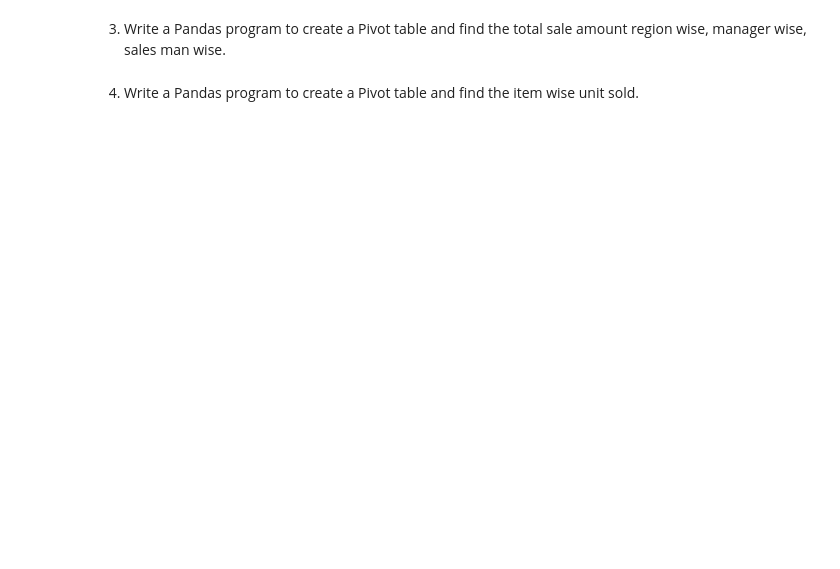
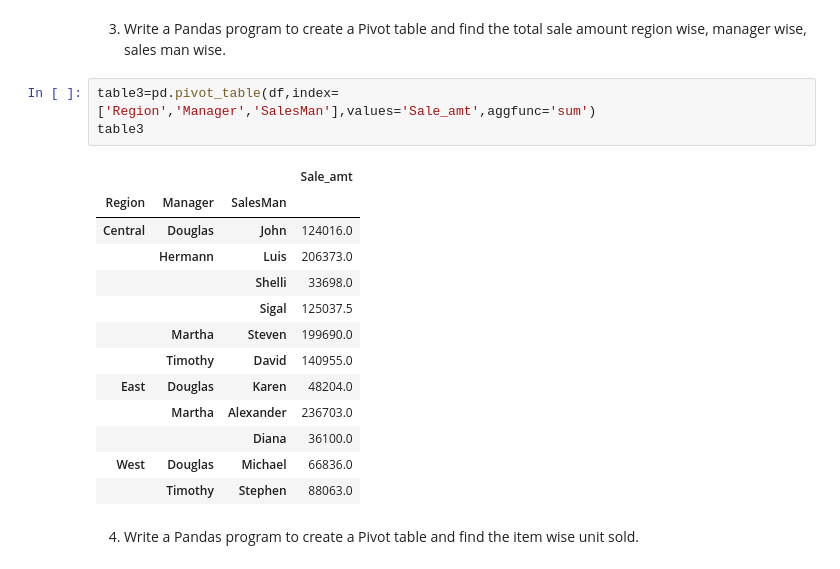
Before and after one commit to vivekc18/pydata, a Jupyter notebook: sales_data.ipynb, the cells around one changed output. Cells and saved outputs as stored; diff of their text form; blank space fills up the shorter version.

```diff
--- a/sales_data.ipynb
+++ b/sales_data.ipynb
@@ -5,4 +63,21 @@
 # %% [markdown]
 3. Write a Pandas program to create a Pivot table and find the total sale amount region wise, manager wise, sales man wise.
+# %%
+table3=pd.pivot_table(df,index=['Region','Manager','SalesMan'],values='Sale_amt',aggfunc='sum')
+table3
+# %% [output]
+|  |  |  | Sale_amt |
+| Region | Manager | SalesMan |  |
+| Central | Douglas | John | 124016.0 |
+|  | Hermann | Luis | 206373.0 |
+|  |  | Shelli | 33698.0 |
+|  |  | Sigal | 125037.5 |
+|  | Martha | Steven | 199690.0 |
+|  | Timothy | David | 140955.0 |
+| East | Douglas | Karen | 48204.0 |
+|  | Martha | Alexander | 236703.0 |
+|  |  | Diana | 36100.0 |
+| West | Douglas | Michael | 66836.0 |
+|  | Timothy | Stephen | 88063.0 |
 # %% [markdown]
 4. Write a Pandas program to create a Pivot table and find the item wise unit sold.
```
Also changed, not shown: parts of 13 cells of this notebook.
